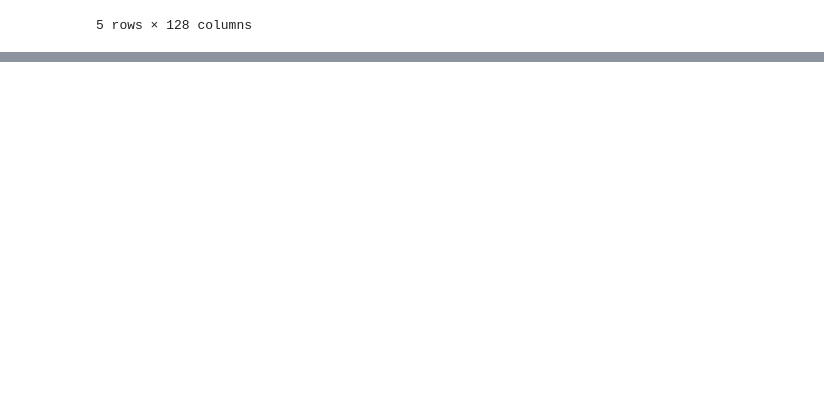
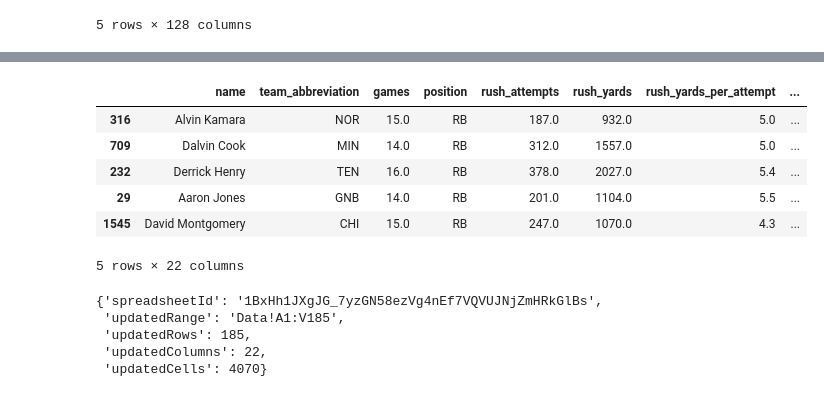
Before and after one commit to raiavincent/Fantasy-Football-Analysis, a Jupyter notebook: Value Drafting.ipynb, the cells around one changed output, grey strips where cells are left out. Cells and saved outputs as stored; diff of their text form; code cells hidden in the pictures; blank space fills up the shorter version.

```diff
--- a/Value Drafting.ipynb
+++ b/Value Drafting.ipynb
@@ -120,0 +148,12 @@ rb_df.head()
+# %%
+pts_df = pd.concat([rb_df,qb_df,wr_df,te_df])
+# %%
+pts_df.head()
+# %% [output]
+|  | name | team_abbreviation | games | position | rush_attempts | rush_yards | rush_yards_per_attempt | ... |
+| 316 | Alvin Kamara | NOR | 15.0 | RB | 187.0 | 932.0 | 5.0 | ... |
+| 709 | Dalvin Cook | MIN | 14.0 | RB | 312.0 | 1557.0 | 5.0 | ... |
+| 232 | Derrick Henry | TEN | 16.0 | RB | 378.0 | 2027.0 | 5.4 | ... |
+| 29 | Aaron Jones | GNB | 14.0 | RB | 201.0 | 1104.0 | 5.5 | ... |
+| 1545 | David Montgomery | CHI | 15.0 | RB | 247.0 | 1070.0 | 4.3 | ... |
+5 rows × 22 columns
@@ -120,0 +168,8 @@ rb_df.head()
+# %%
+dbws.update([pts_df.columns.values.tolist()] + pts_df.values.tolist())
+# %% [output]
+{'spreadsheetId': '1BxHh1JXgJG_7yzGN58ezVg4nEf7VQVUJNjZmHRkGlBs',
+ 'updatedRange': 'Data!A1:V185',
+ 'updatedRows': 185,
+ 'updatedColumns': 22,
+ 'updatedCells': 4070}
```
Also changed, not shown: parts of 17 cells of this notebook, 2 other files.
